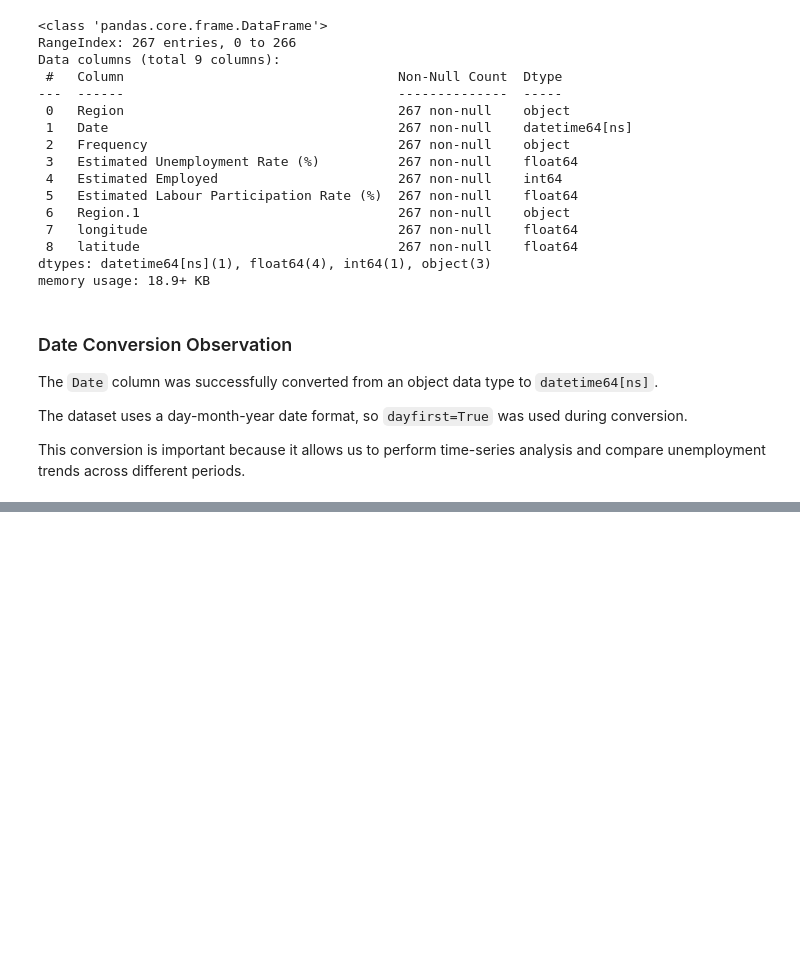
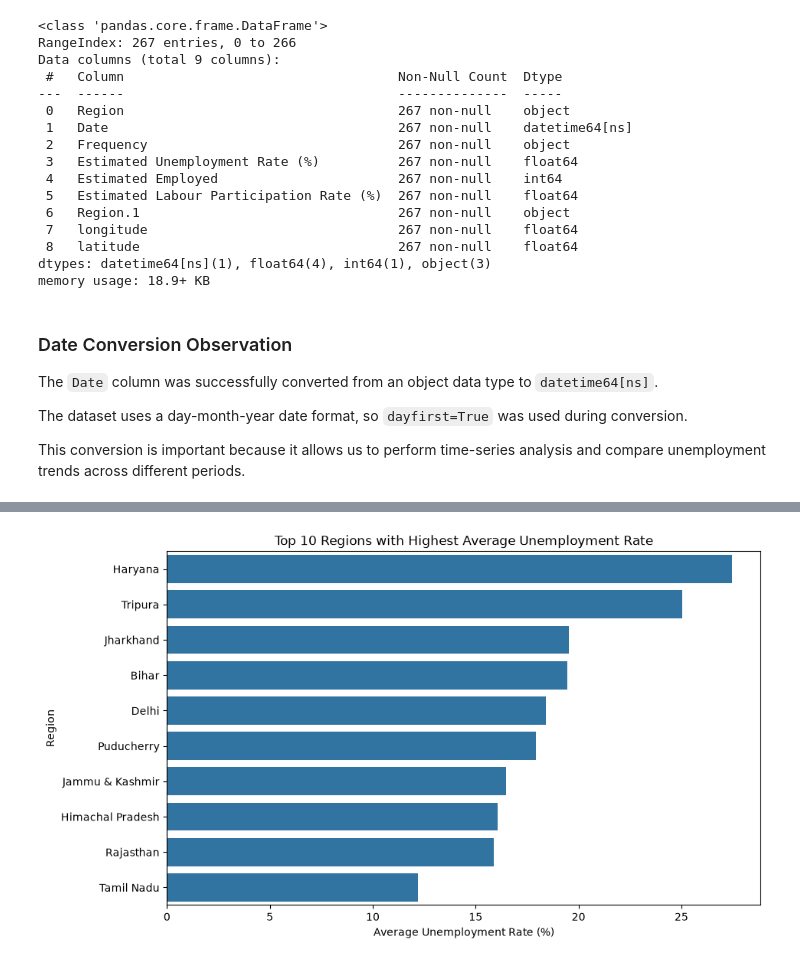
Before and after one commit to Arunbellad-2001/OIBSIP, a Jupyter notebook: DataScience-Task2-UnemploymentAnalysis/Unemployment_Analysis.ipynb, the cells around one changed output, grey strips where cells are left out. Cells and saved outputs as stored; diff of their text form; code cells hidden in the pictures; blank space fills up the shorter version.

Commit message:
Update Task 2 unemployment analysis

```diff
--- a/DataScience-Task2-UnemploymentAnalysis/Unemployment_Analysis.ipynb
+++ b/DataScience-Task2-UnemploymentAnalysis/Unemployment_Analysis.ipynb
@@ -212,0 +337,8 @@ analysis and compare unemployment trends across different periods.
+# %%
+region_avg_unemployment = (
+    df.groupby('Region')['Estimated Unemployment Rate (%)']
+    .mean()
+    .sort_values(ascending=False)
+)
+
+region_avg_unemployment
@@ -212,0 +379,16 @@ analysis and compare unemployment trends across different periods.
+# %%
+top_10_regions = region_avg_unemployment.head(10)
+
+plt.figure(figsize=(10, 6))
+
+sns.barplot(
+    x=top_10_regions.values,
+    y=top_10_regions.index
+)
+
+plt.title("Top 10 Regions with Highest Average Unemployment Rate")
+plt.xlabel("Average Unemployment Rate (%)")
+plt.ylabel("Region")
+plt.show()
+# %% [output]
+[figure, added]
```
Also changed, not shown: parts of 25 cells of this notebook.
